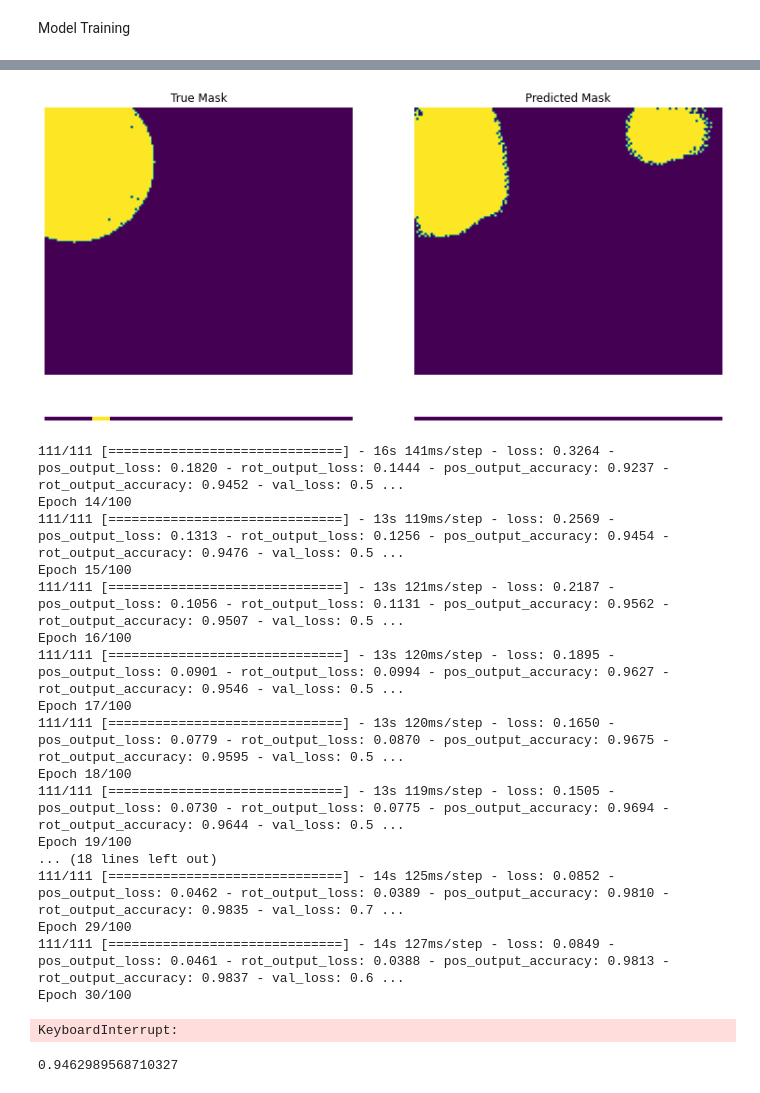
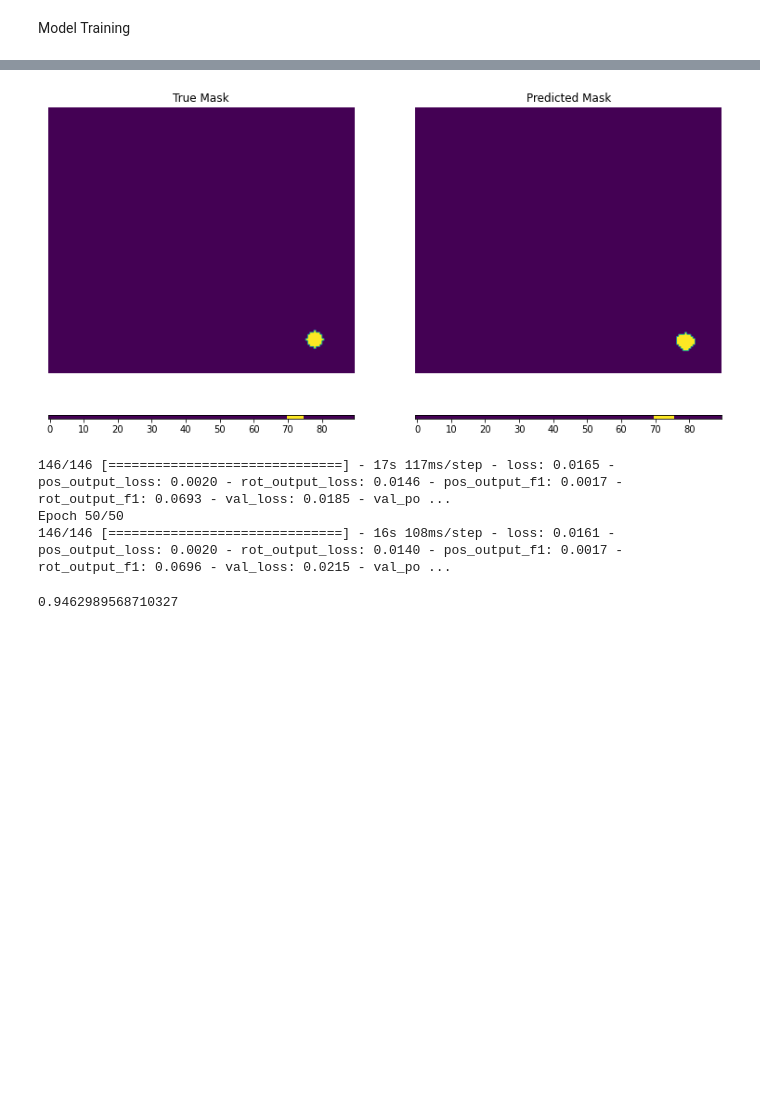
Before and after one commit to P1G1U/Thesis_AITronik, a Jupyter notebook: Half LiDAR Map/define_model.ipynb, the cells around one changed output, grey strips where cells are left out. Saved outputs shown, nothing was run; the diff lists cells and outputs as text; code cells hidden in the pictures; blank space fills up the shorter version.

Commit message:
create half Lidar model

```diff
--- a/Half LiDAR Map/define_model.ipynb
+++ b/Half LiDAR Map/define_model.ipynb
@@ -426,10 +589,10 @@ def display(display_list, rot_list):
     array_rot_2 = tf.reshape(array_rot_2,[array_rot_2.shape[1],array_rot_2.shape[0],1])
 
     rot_1.imshow(tf.keras.utils.array_to_img(array_rot_1))
-    rot_1.axis("off")
+    rot_1.get_yaxis().set_visible(False)
 
     rot_2.imshow(tf.keras.utils.array_to_img(array_rot_2))
-    rot_2.axis("off")
+    rot_2.get_yaxis().set_visible(False)
 
     plt.subplots_adjust(hspace=0)
     plt.show()
@@ -444,11 +607,12 @@ Model Training
 test_map = TS_map[0]
 test_x = TS_x.values[0]
 
-test_map = tf.reshape(test_map,[1,map_img.shape[0],map_img.shape[1],1])
-test_x = tf.reshape(test_x,[1,720])
+test_map = tf.reshape(test_map,[1,map_img_tensor.shape[0],map_img_tensor.shape[1],1])
+test_x = tf.reshape(test_x,[1,360])
 
 pred_test_pos,pred_test_rot = model.predict([test_map,test_x])
 sample = create_mask(pred_test_pos)
+sample_rot = create_mask(pred_test_rot)
 
 #pred_test = model.predict([test_map,test_x])
 #sample = create_mask(pred_test)
@@ -465,10 +629,10 @@ class MyCallback(tf.keras.callbacks.Callback):
     min_loss=10
 
     test_map = TS_map[0]
-    test_x = TS_x.values[0]
+    test_x = data.TS_features[0]
 
-    test_map = tf.reshape(test_map,[1,map_img.shape[0],map_img.shape[1],1])
-    test_x = tf.reshape(test_x,[1,720])
+    test_map = tf.reshape(test_map,[1,map_img_tensor.shape[0],map_img_tensor.shape[1],1])
+    test_x = tf.reshape(test_x,[1,360])
 
     def on_epoch_end(self, epoch, logs=False):
 
@@ -488,38 +652,23 @@ history = model.fit([TR_map,data.TR_features],
     validation_data=([TS_map,data.TS_features],data.TS_targets_pos),#[data.TS_targets_pos,data.TS_targets_rot]),
     verbose=1,
     batch_size=16,
-    epochs=300,
+    epochs=50,
     callbacks=[my_callback]
     )
 # %%
-history = model.fit([TR_map,TR_x],
+history = model.fit([TR_map,data.TR_features],
     [TR_masks, TR_masks_rot], #TR_masks,
-    validation_data=([TS_map,TS_x],[TS_masks,TS_masks_rot]), #TS_masks),
+    validation_data=([TS_map,data.TS_features],[TS_masks,TS_masks_rot]), #TS_masks),
     verbose=1,
     batch_size=16,
-    epochs=100,
+    epochs=50,
     callbacks=[my_callback]
     )
 # %% [output]
-[figure, old version]
+[figure, new version]
-111/111 [==============================] - 16s 141ms/step - loss: 0.3264 - pos_output_loss: 0.1820 - rot_output_loss: 0.1444 - pos_output_accuracy: 0.9237 - rot_output_accuracy: 0.9452 - val_loss: 0.5 ...
-Epoch 14/100
-111/111 [==============================] - 13s 119ms/step - loss: 0.2569 - pos_output_loss: 0.1313 - rot_output_loss: 0.1256 - pos_output_accuracy: 0.9454 - rot_output_accuracy: 0.9476 - val_loss: 0.5 ...
-Epoch 15/100
-111/111 [==============================] - 13s 121ms/step - loss: 0.2187 - pos_output_loss: 0.1056 - rot_output_loss: 0.1131 - pos_output_accuracy: 0.9562 - rot_output_accuracy: 0.9507 - val_loss: 0.5 ...
-Epoch 16/100
-111/111 [==============================] - 13s 120ms/step - loss: 0.1895 - pos_output_loss: 0.0901 - rot_output_loss: 0.0994 - pos_output_accuracy: 0.9627 - rot_output_accuracy: 0.9546 - val_loss: 0.5 ...
-Epoch 17/100
-111/111 [==============================] - 13s 120ms/step - loss: 0.1650 - pos_output_loss: 0.0779 - rot_output_loss: 0.0870 - pos_output_accuracy: 0.9675 - rot_output_accuracy: 0.9595 - val_loss: 0.5 ...
-Epoch 18/100
-111/111 [==============================] - 13s 119ms/step - loss: 0.1505 - pos_output_loss: 0.0730 - rot_output_loss: 0.0775 - pos_output_accuracy: 0.9694 - rot_output_accuracy: 0.9644 - val_loss: 0.5 ...
-Epoch 19/100
-... (18 lines left out)
-111/111 [==============================] - 14s 125ms/step - loss: 0.0852 - pos_output_loss: 0.0462 - rot_output_loss: 0.0389 - pos_output_accuracy: 0.9810 - rot_output_accuracy: 0.9835 - val_loss: 0.7 ...
-Epoch 29/100
-111/111 [==============================] - 14s 127ms/step - loss: 0.0849 - pos_output_loss: 0.0461 - rot_output_loss: 0.0388 - pos_output_accuracy: 0.9813 - rot_output_accuracy: 0.9837 - val_loss: 0.6 ...
-Epoch 30/100
+146/146 [==============================] - 17s 117ms/step - loss: 0.0165 - pos_output_loss: 0.0020 - rot_output_loss: 0.0146 - pos_output_f1: 0.0017 - rot_output_f1: 0.0693 - val_loss: 0.0185 - val_po ...
+Epoch 50/50
+146/146 [==============================] - 16s 108ms/step - loss: 0.0161 - pos_output_loss: 0.0020 - rot_output_loss: 0.0140 - pos_output_f1: 0.0017 - rot_output_f1: 0.0696 - val_loss: 0.0215 - val_po ...
-KeyboardInterrupt:
 # %%
 my_callback.min_loss
 # %% [output]
```
Also changed, not shown: parts of 28 cells of this notebook, 4 other files.
